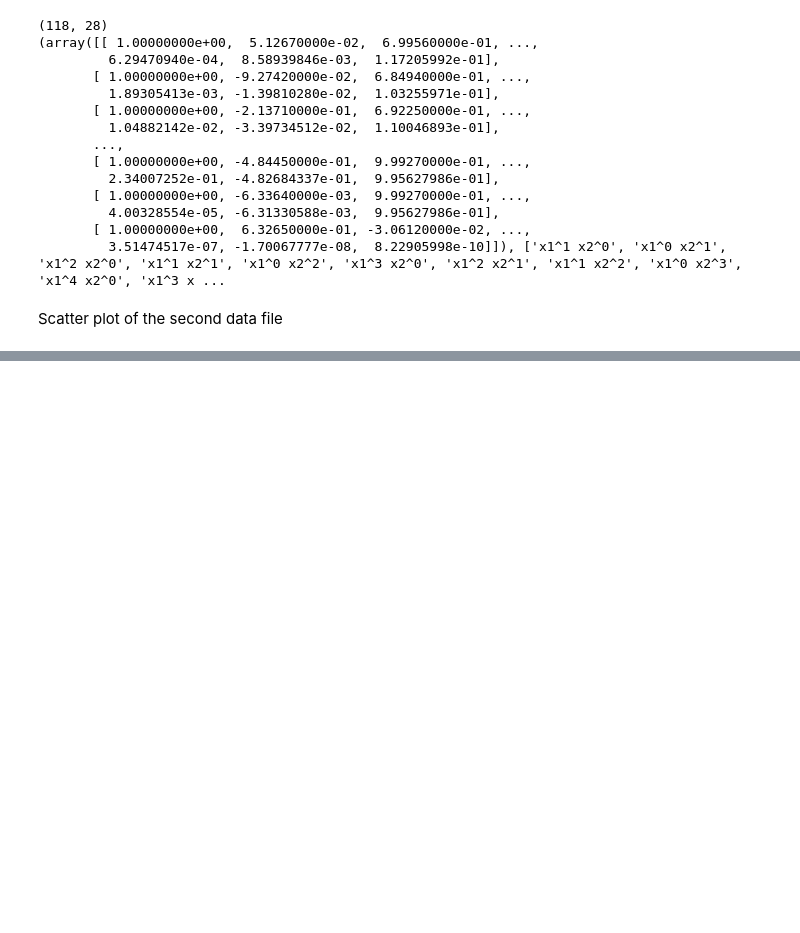
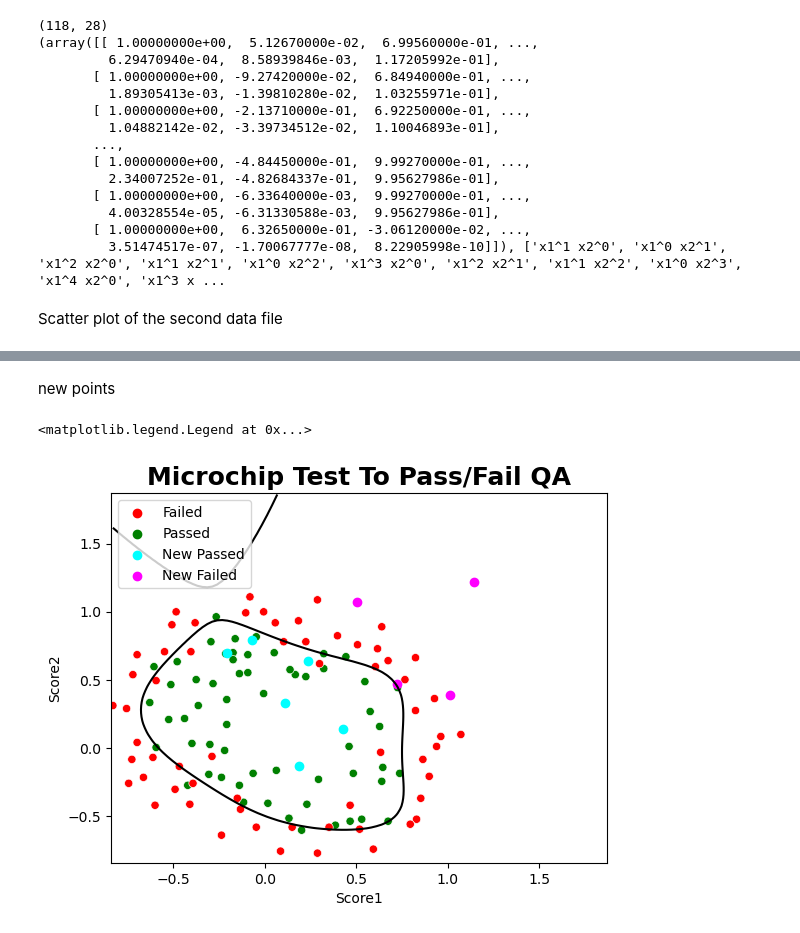
Before and after one commit to GalSarid21/MachineLearningLabs, a Jupyter notebook: Lab3/HW_3.ipynb, the cells around one changed output, grey strips where cells are left out. Cells and saved outputs as stored; diff of their text form; code cells hidden in the pictures; blank space fills up the shorter version.

```diff
--- a/Lab3/HW_3.ipynb
+++ b/Lab3/HW_3.ipynb
@@ -341,0 +395,35 @@ single_variable_model.scatter_plot_dataset()
+# %% [markdown]
+new points
+# %%
+factor = 0.5
+new_score_1 = np.random.uniform(np.min(x) + factor, np.max(x) - factor, 10)
+new_score_2 = np.random.uniform(np.min(x) + factor, np.max(x) - factor, 10)
+
+df = pd.DataFrame({'New Score 1':new_score_1, 'New Score 2':new_score_2})
+x_poly, _ = Utils.map_feature(df, degree)
+predictions = multi_variable_model.predict(x_poly, threshold=0.5)
+
+ax = multi_variable_model.scatter_plot_dataset(title='Microchip Test To Pass/Fail QA')
+multi_variable_model.plot_decision_boundary_poly(degree, ax)
+
+new_passed_x1 = []
+new_passed_x2 = []
+new_failed_x1 = []
+new_failed_x2 = []
+
+for x1, x2, p in zip(new_score_1, new_score_2, predictions):
+    if p == 1:
+        new_passed_x1.append(x1)
+        new_passed_x2.append(x2)
+    else:
+        new_failed_x1.append(x1)
+        new_failed_x2.append(x2)
+
+ax.scatter(new_passed_x1, new_passed_x2, c='cyan', label='New Passed')
+ax.scatter(new_failed_x1, new_failed_x2, c='magenta', label='New Failed')
+
+legend_handles, _ = ax.get_legend_handles_labels()
+plt.legend(legend_handles, ['Failed', 'Passed', 'New Passed', 'New Failed'])
+# %% [output]
+<matplotlib.legend.Legend at 0x...>
+[figure, added]
```
Also changed, not shown: parts of 14 cells of this notebook.
